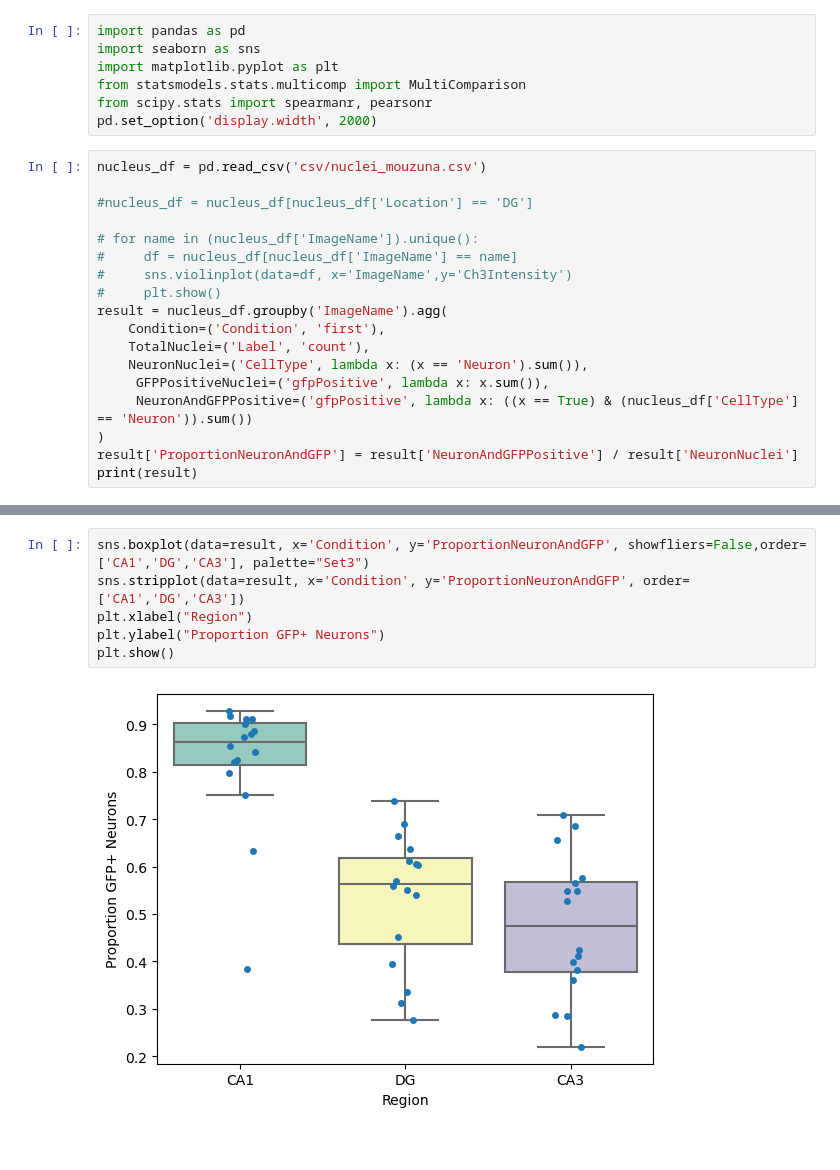
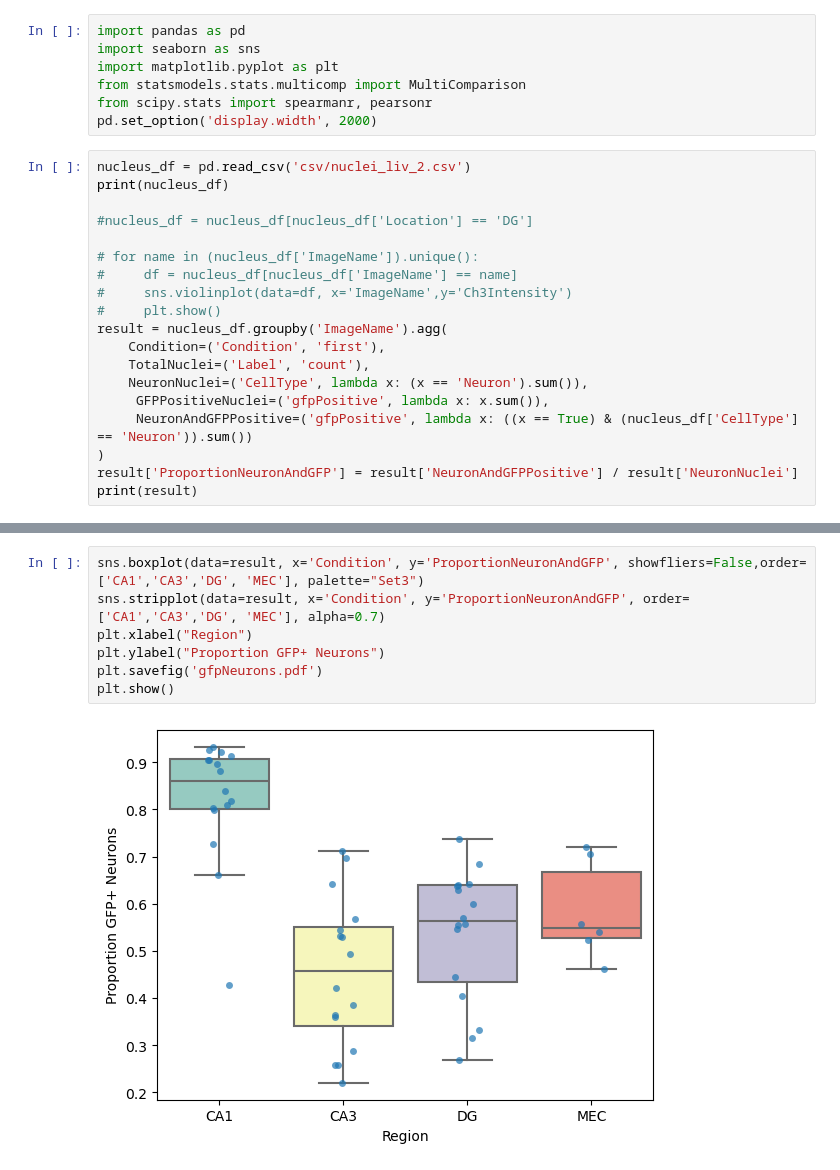
Before and after one commit to jvgrini/nuclei, a Jupyter notebook: dataAnalysisNotebooks/gfpNeunOverlap.ipynb, the cells around one changed output, grey strips where cells are left out. Saved outputs shown, nothing was run; the diff lists cells and outputs as text.

```diff
--- a/dataAnalysisNotebooks/gfpNeunOverlap.ipynb
+++ b/dataAnalysisNotebooks/gfpNeunOverlap.ipynb
@@ -6,7 +6,8 @@ from statsmodels.stats.multicomp import MultiComparison
 from scipy.stats import spearmanr, pearsonr
 pd.set_option('display.width', 2000)
 # %%
-nucleus_df = pd.read_csv('csv/nuclei_mouzuna.csv')
+nucleus_df = pd.read_csv('csv/nuclei_liv_2.csv')
+print(nucleus_df)
 
 #nucleus_df = nucleus_df[nucleus_df['Location'] == 'DG']
 
@@ -44,8 +45,9 @@ P8 WT 2063 (4) BRAIN2 S2.lsm         WT        10429          3796
 # %%
-sns.boxplot(data=result, x='Condition', y='ProportionNeuronAndGFP', showfliers=False,order=['CA1','DG','CA3'], palette="Set3")
-sns.stripplot(data=result, x='Condition', y='ProportionNeuronAndGFP', order=['CA1','DG','CA3'])
+sns.boxplot(data=result, x='Condition', y='ProportionNeuronAndGFP', showfliers=False,order=['CA1','CA3','DG', 'MEC'], palette="Set3")
+sns.stripplot(data=result, x='Condition', y='ProportionNeuronAndGFP', order=['CA1','CA3','DG', 'MEC'], alpha=0.7)
 plt.xlabel("Region")
 plt.ylabel("Proportion GFP+ Neurons")
+plt.savefig('gfpNeurons.pdf')
 plt.show()
 # %% [output]
-[figure, old version]
+[figure, new version]
```
Also changed, not shown: parts of 1 cell of this notebook, 3 other files.
